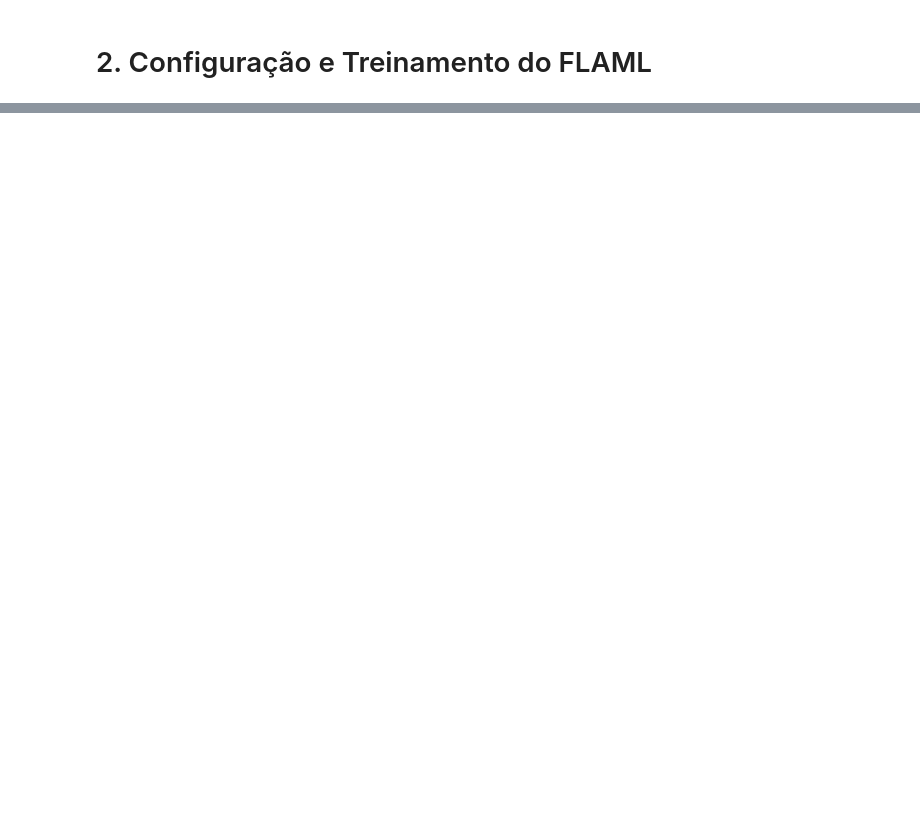
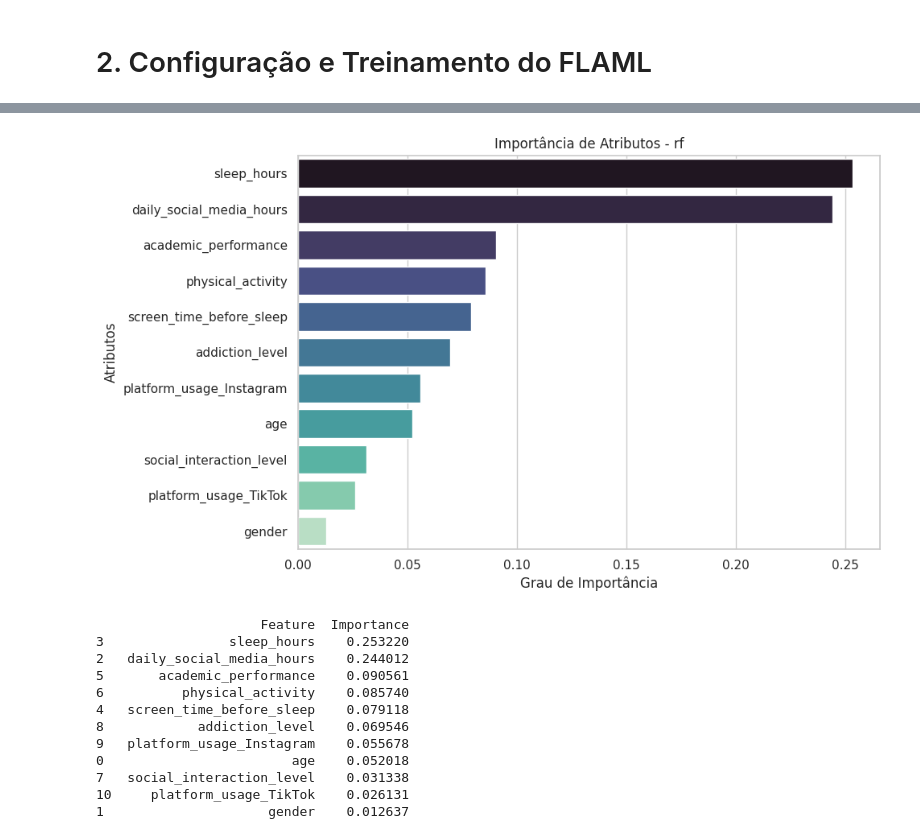
Before and after one commit to PedroYutaroUEA/depression-prediction_autoML, a Jupyter notebook: src/notebooks/02_flaml-experiments.ipynb, the cells around one changed output, grey strips where cells are left out. Drawn from its saved outputs; the diff is of its cells as text; code cells hidden in the pictures; blank space fills up the shorter version.

```diff
--- a/src/notebooks/02_flaml-experiments.ipynb
+++ b/src/notebooks/02_flaml-experiments.ipynb
@@ -56,0 +111,16 @@ todo
+# %%
+tree_models = ['rf']
+metric = 'f1'
+C_log_file = f'bin-class-smote-trees_metric-{metric}_{log_filename}'
+
+C_automl_settings = {
+    "time_budget": time,
+    "metric": metric,
+    "task": 'classification',
+    "eval_method": "cv",
+    "split_type": StratifiedKFold(n_splits=5, shuffle=True, random_state=42),
+    "log_file_name": log_path + C_log_file,
+    "seed": 42,
+    "verbose": 2,
+    "estimator_list": tree_models
+}
@@ -56,0 +252,36 @@ todo
+# %%
+best_model = automl.model.estimator
+feature_names = X_train.columns
+# %%
+if hasattr(best_model, 'feature_importances_'):
+    importances = best_model.feature_importances_
+
+    df_importances = pd.DataFrame({
+        'Feature': feature_names,
+        'Importance': importances
+    }).sort_values(by='Importance', ascending=False)
+
+    plt.figure(figsize=(10, 6))
+    sns.barplot(data=df_importances, x='Importance', y='Feature', palette='mako', hue="Feature")
+    plt.title(f"Importância de Atributos - {automl.best_estimator}")
+    plt.xlabel("Grau de Importância")
+    plt.ylabel("Atributos")
+    plt.tight_layout()
+    plt.show()
+    print(df_importances)
+else:
+    print("O modelo vencedor não suporta a extração direta de 'feature_importances_'.")
+# %% [output]
+[figure, added]
+                     Feature  Importance
+3                sleep_hours    0.253220
+2   daily_social_media_hours    0.244012
+5       academic_performance    0.090561
+6          physical_activity    0.085740
+4   screen_time_before_sleep    0.079118
+8            addiction_level    0.069546
+9   platform_usage_Instagram    0.055678
+0                        age    0.052018
+7   social_interaction_level    0.031338
+10     platform_usage_TikTok    0.026131
+1                     gender    0.012637
```
Also changed, not shown: parts of 29 cells of this notebook, 12 other files.
